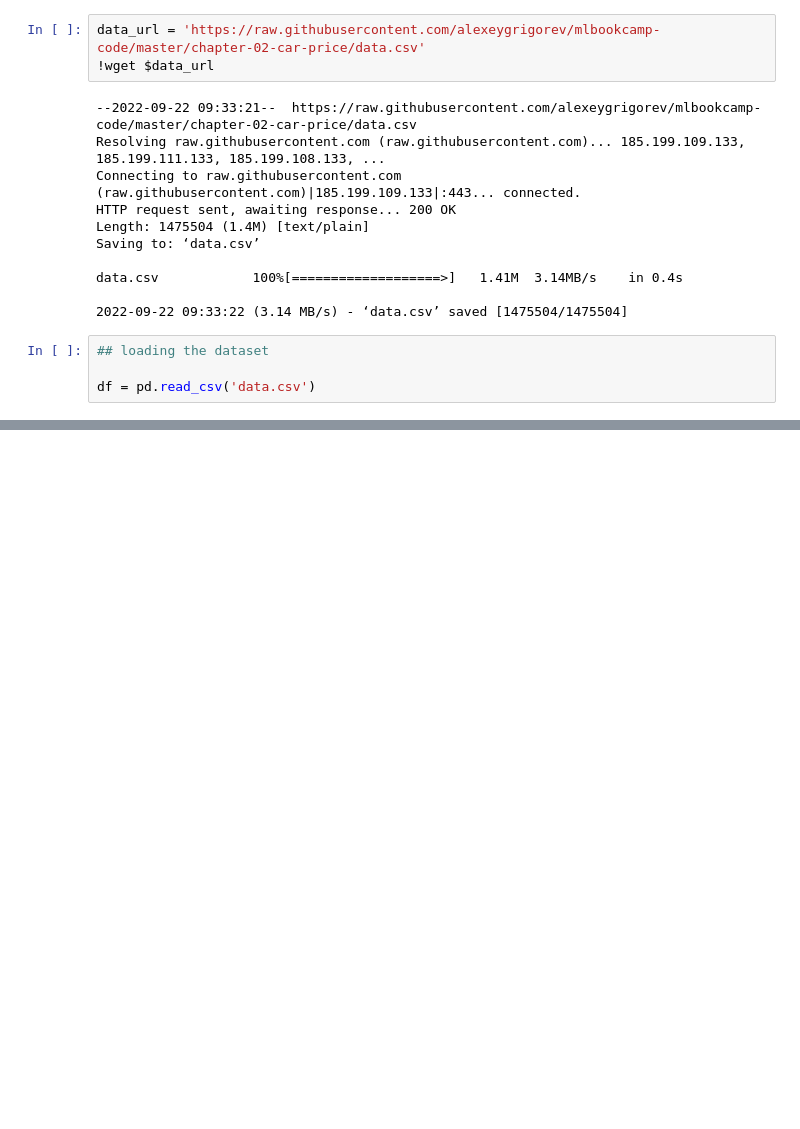
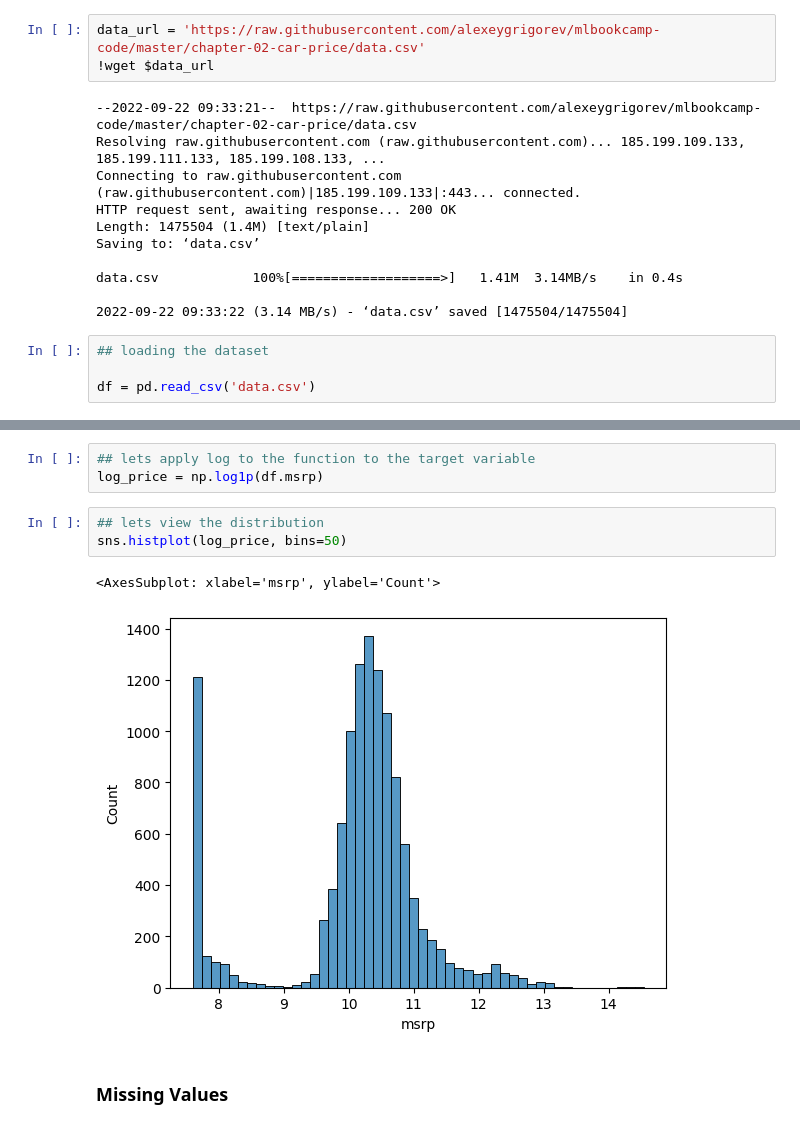
Before and after one commit to moro23/ml_zoomcamp_2022, a Jupyter notebook: chapter_2/car_price_prediction.ipynb, the cells around one changed output, grey strips where cells are left out. Saved outputs shown, nothing was run; the diff lists cells and outputs as text; blank space fills up the shorter version.

```diff
--- a/chapter_2/car_price_prediction.ipynb
+++ b/chapter_2/car_price_prediction.ipynb
@@ -36,0 +133,11 @@ df.head()
+# %%
+## lets apply log to the function to the target variable
+log_price = np.log1p(df.msrp)
+# %%
+## lets view the distribution
+sns.histplot(log_price, bins=50)
+# %% [output]
+<AxesSubplot: xlabel='msrp', ylabel='Count'>
+[figure, added]
+# %% [markdown]
+### Missing Values
```
Also changed, not shown: parts of 15 cells of this notebook, 2 other files.
